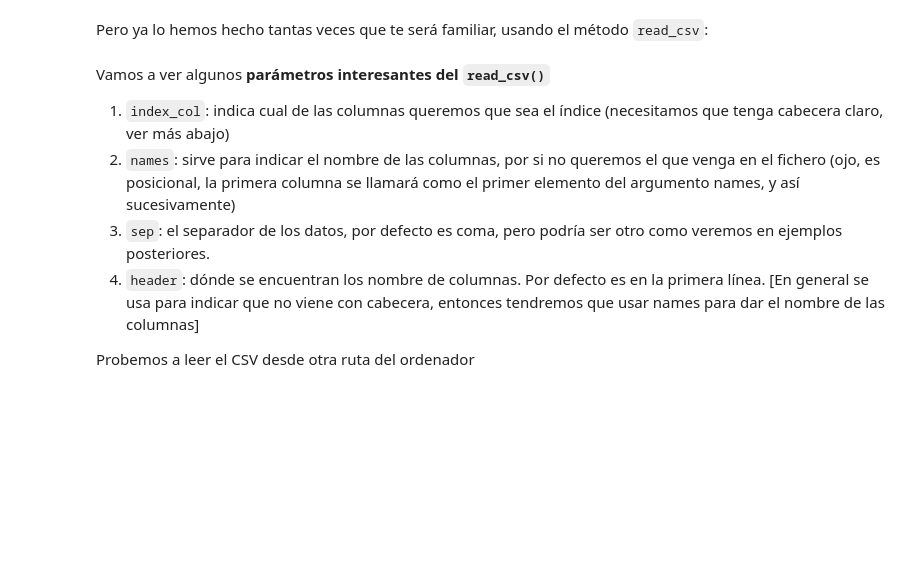
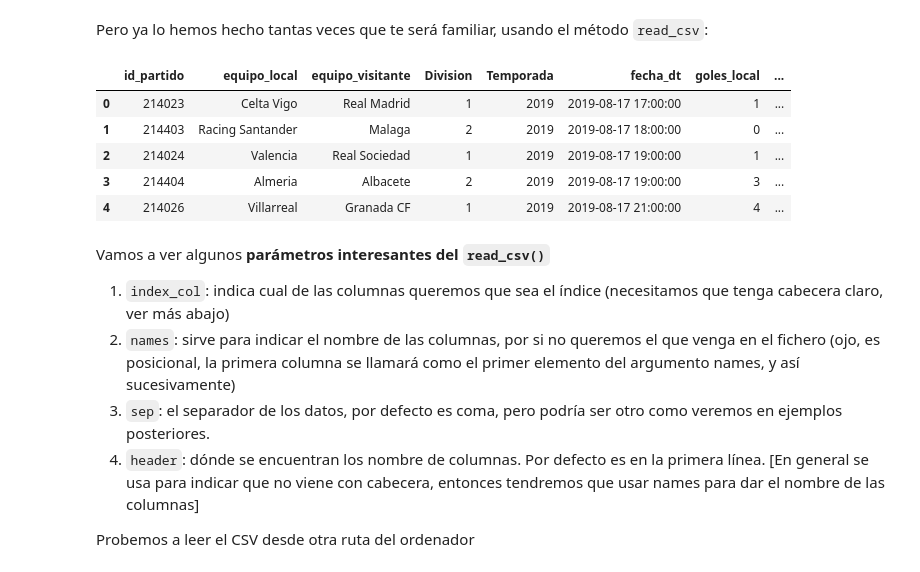
Before and after one commit to dianahoyos/DS_Online_Diana_Hoyos, a Jupyter notebook: 03_Data_Analysis/Sprint_05/Unidad_02_Procesado_Datos_Internos_Ficheros/01_Workout/02_Ficheros_CSV.ipynb, the cells around one changed output. Drawn from its saved outputs; the diff is of its cells as text; code cells hidden in the pictures; blank space fills up the shorter version.

```diff
--- a/03_Data_Analysis/Sprint_05/Unidad_02_Procesado_Datos_Internos_Ficheros/01_Workout/02_Ficheros_CSV.ipynb
+++ b/03_Data_Analysis/Sprint_05/Unidad_02_Procesado_Datos_Internos_Ficheros/01_Workout/02_Ficheros_CSV.ipynb
@@ -31,6 +44,17 @@ Se ve que cada campo está separado por comas y además que la primera línea es
 **¿Cómo podemos leer un CSV en Python con Pandas?** [Aquí tienes la documentación](https://pandas.pydata.org/pandas-docs/stable/reference/api/pandas.read_csv.html)
 # %% [markdown]
 Pero ya lo hemos hecho tantas veces que te será familiar, usando el método `read_csv`:
+# %%
+import pandas as pd
+df = pd.read_csv('./data/df_liga_2019.csv')
+df.head()
+# %% [output]
+|  | id_partido | equipo_local | equipo_visitante | Division | Temporada | fecha_dt | goles_local | ... |
+| 0 | 214023 | Celta Vigo | Real Madrid | 1 | 2019 | 2019-08-17 17:00:00 | 1 | ... |
+| 1 | 214403 | Racing Santander | Malaga | 2 | 2019 | 2019-08-17 18:00:00 | 0 | ... |
+| 2 | 214024 | Valencia | Real Sociedad | 1 | 2019 | 2019-08-17 19:00:00 | 1 | ... |
+| 3 | 214404 | Almeria | Albacete | 2 | 2019 | 2019-08-17 19:00:00 | 3 | ... |
+| 4 | 214026 | Villarreal | Granada CF | 1 | 2019 | 2019-08-17 21:00:00 | 4 | ... |
 # %% [markdown]
 Vamos a ver algunos **parámetros interesantes del `read_csv()`**
 1. `index_col`: indica cual de las columnas queremos que sea el índice (necesitamos que tenga cabecera claro, ver más abajo)
```
Also changed, not shown: parts of 10 cells of this notebook, 30 other files.
